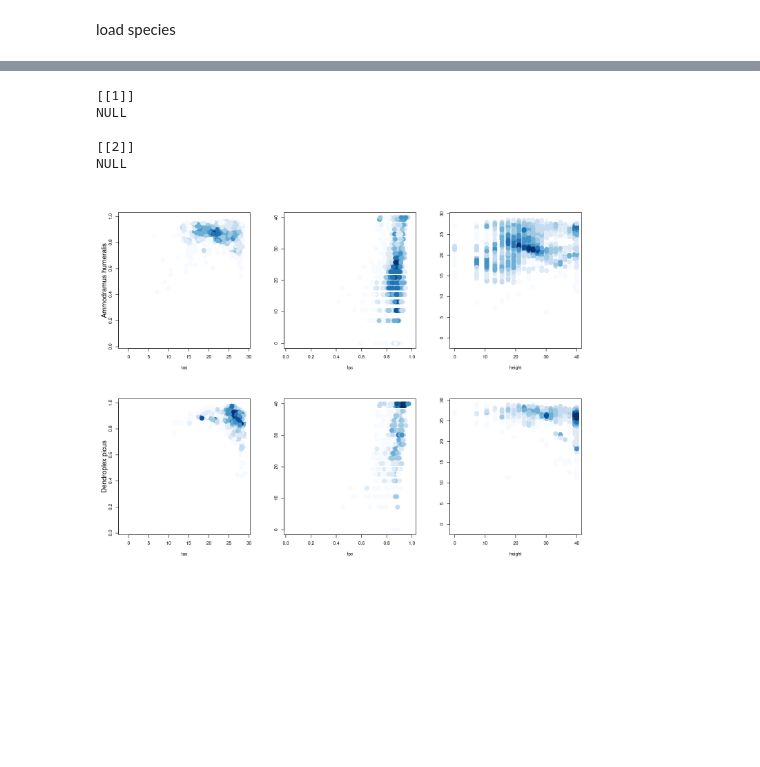
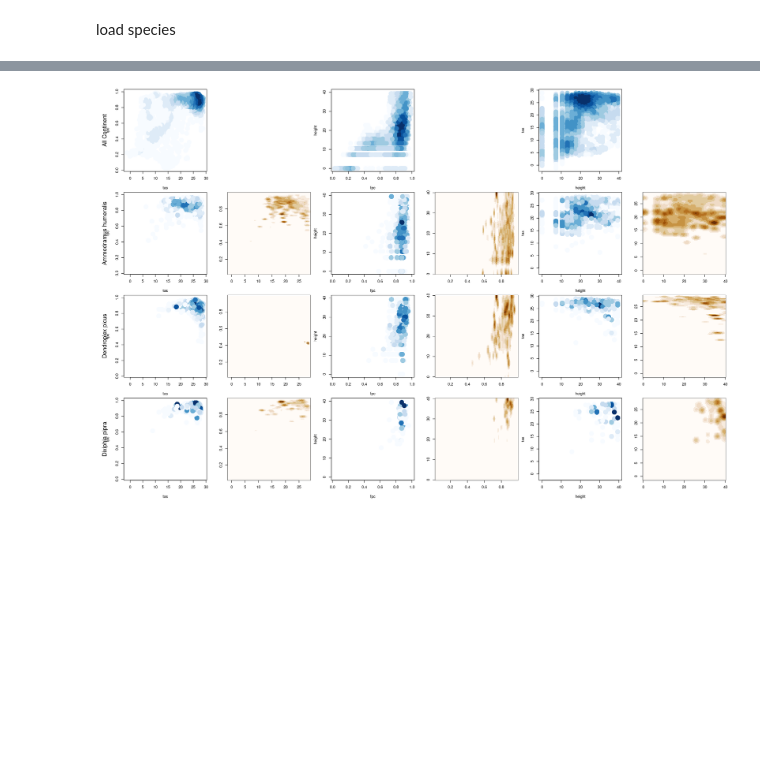
Before and after one commit to douglask3/LPX_equil, a Jupyter notebook: Untitled.ipynb, the cells around one changed output, grey strips where cells are left out. Cells and saved outputs as stored; diff of their text form; code cells hidden in the pictures; blank space fills up the shorter version.

```diff
--- a/Untitled.ipynb
+++ b/Untitled.ipynb
@@ -50,7 +57,7 @@ clims = list(tas = clims[[1]], fpc = clims[[2]] + clims[[3]], height = clims[[4]
 # %% [markdown]
 load species
 # %%
-files = list.files(species_files)[1:3]
+files = list.files(species_files)[1:5]
 files = files[grepl('.csv', files)]
 names = substr(files, 1, nchar(files) - 5)
 specs = lapply(paste0(species_files, '/', files), fread,
@@ -124,0 +108,13 @@ Warning message in .doExtract(x, i, drop = drop):
+# %%
+i = 2
+j = 3
+x = specClims[[3]][,i]; y = specClims[[3]][,j]
+bgc <- kde2d(outC[,i], outC[,j], n = 100,
+             lim = c(range(clims[[i]][], na.rm = TRUE), range(clims[[j]][], na.rm = TRUE)))
+
+maski = !is.na(x + y) & (y <40)
+
+
+image(kde2d(x[maski], y[maski]))
+#sdm = kde2d(x[maski], y[maski], n = 100,
+#           lim = c(range(clims[[i]][], na.rm = TRUE), range(clims[[j]][], na.rm = TRUE)))
@@ -124,0 +123,4 @@ Warning message in .doExtract(x, i, drop = drop):
+# %%
+image(sdm)
+sdm[[3]] = sdm[[3]]/bgc[[3]]
+image(sdm)
@@ -125,24 +130,38 @@ Warning message in .doExtract(x, i, drop = drop):
 # %%
-plot4Spec <- function(specClim, name) {
-    Env4Clim <- function(i, j) {
-        x = specClim[,i]; y = specClim[,j]
+plot4Spec <- function(specClim, name, bgcs = list(NULL, NULL, NULL)) {
+    Env4Clim <- function(i, j, np) {
+
+        x = specClim[,i]; y = specClim[,j]; bgc = bgcs[[np]]
+        maski = !is.na(x + y) & (y < max(y, na.rm = TRUE)) & x < max(x, na.rm = TRUE)
+        x = x[maski]; y = y[maski]
+
         cols = blues9[unlist(mapply(rep, 1:9, 9 + (1:9)^2))]
         cols = densCols(x, y, colramp = colorRampPalette(cols))
-        plot(y~x, pch = 19, col = cols, cex = 2, xlab = names(clims)[i], ylab = names(clim)[2],
-             xlim = range(clims[[i]][], na.rm = TRUE), ylim = range(clims[[j]][], na.rm = TRUE))
 
+        xr = range(clims[[i]][], na.rm = TRUE); yr = range(clims[[j]][], na.rm = TRUE)
+
+        plot(y~x, pch = 19, col = cols, cex = 2.5, xlab = names(clims)[i], ylab = names(clims)[j],
+             xlim = xr, ylim = yr, xpd = NA)
+
+        if (np == 1) mtext(name, side = 2, line = 3.5)
+        sdm = kde2d(x, y, n = 100, lim = c(xr, yr))
+        if (is.null(bgc)) plot.new()
+        else {
+            sdm[[3]] = (sdm[[3]]/bgc[[3]])
+            cols = reds9[unlist(mapply(rep, 1:9, 9 + (1:9)^3))]
+            image(sdm, col = cols)
+        }
+        return(sdm)
     }
-    Env4Clim(1, 2)
-    mtext(name, side = 2, line = 2)
-    Env4Clim(2, 3)
-    Env4Clim(3, 1)
+
+    out = list(Env4Clim(1, 2, 1), Env4Clim(2, 3, 2), Env4Clim(3, 1, 3))
+    return(out)
 }
-layout(t(matrix(1:(length(clims)*(length(specs)+1)), nrow = length(clims))))
-mapply(plot4Spec, specClims, names)
+options(repr.plot.width=6*(length(clims)), repr.plot.height=3*(length(specs)+1))
+
+layout(t(matrix(1:(length(clims)*(2*(length(specs)+1))), nrow = 2*length(clims))))
+par(mar = c(4, 4, 0.5, 0.5), oma = c(2, 2, 0, 0))
+bgcs = plot4Spec(outC, 'All Continent')
+sdms = mapply(plot4Spec, specClims, names, MoreArgs = list(bgcs = bgcs), SIMPLIFY = FALSE)
 # %% [output]
-[[1]]
-NULL
-
-[[2]]
-NULL
-[figure, old version]
+[figure, new version]
```
Also changed, not shown: parts of 14 cells of this notebook.
